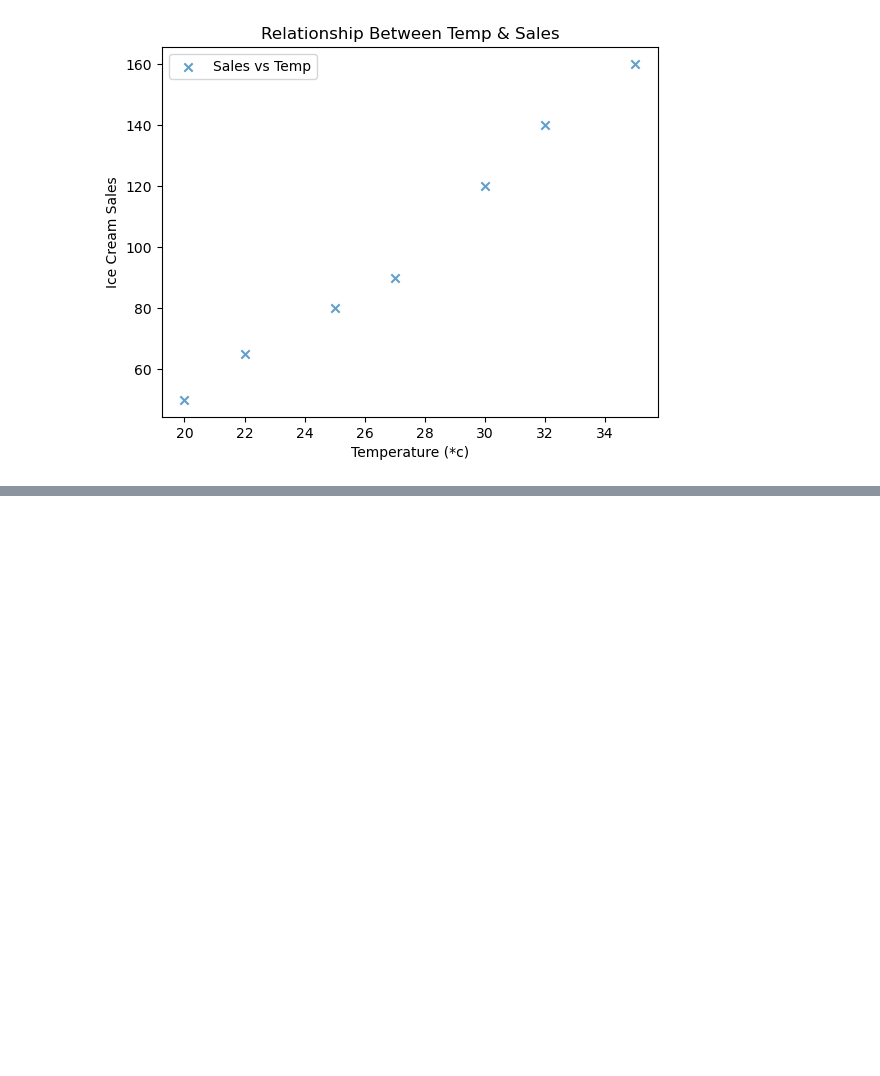
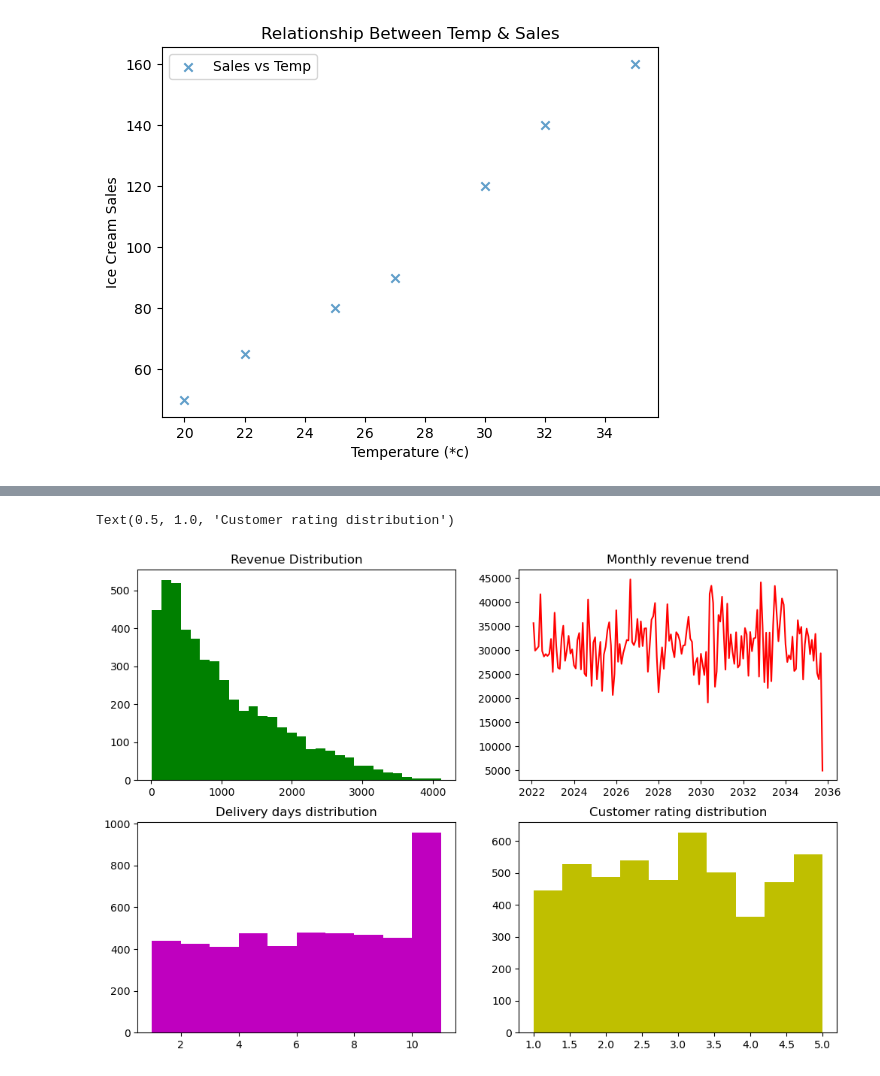
Before and after one commit to Ab-Tayyab/Python-DataAnalysis, a Jupyter notebook: python/matplotlib.ipynb, the cells around one changed output, grey strips where cells are left out. Drawn from its saved outputs; the diff is of its cells as text; code cells hidden in the pictures; blank space fills up the shorter version.

```diff
--- a/python/matplotlib.ipynb
+++ b/python/matplotlib.ipynb
@@ -187,0 +215,2 @@ Text(0.5, 1.0, 'Revenue Comparison')
+# %%
+df = pd.read_csv("./files/ecommerce_sales_analytics_5000.csv",parse_dates = ["order_date"])
@@ -187,0 +229,25 @@ Text(0.5, 1.0, 'Revenue Comparison')
+# %%
+fig,axes  = plt.subplots(2,2,figsize=(12,8))
+
+# revenue distribution
+axes[0,0].hist(df["revenue"],bins=30,color="g")
+axes[0,0].set_title("Revenue Distribution")
+
+# monthly revenue trend
+monthly = (
+    df.set_index("order_date")["revenue"]
+    .resample('ME').sum()
+)
+axes[0,1].plot(monthly.index,monthly.values,color="r")
+axes[0,1].set_title("Monthly revenue trend")
+
+# delivery days
+axes[1,0].hist(df["delivery_days"],bins=10,color="m")
+axes[1,0].set_title("Delivery days distribution")
+
+# customer rating
+axes[1,1].hist(df["customer_rating"],bins=10,color="y")
+axes[1,1].set_title("Customer rating distribution")
+# %% [output]
+Text(0.5, 1.0, 'Customer rating distribution')
+[figure, added]
```
Also changed, not shown: parts of 20 cells of this notebook, 4 other files.
